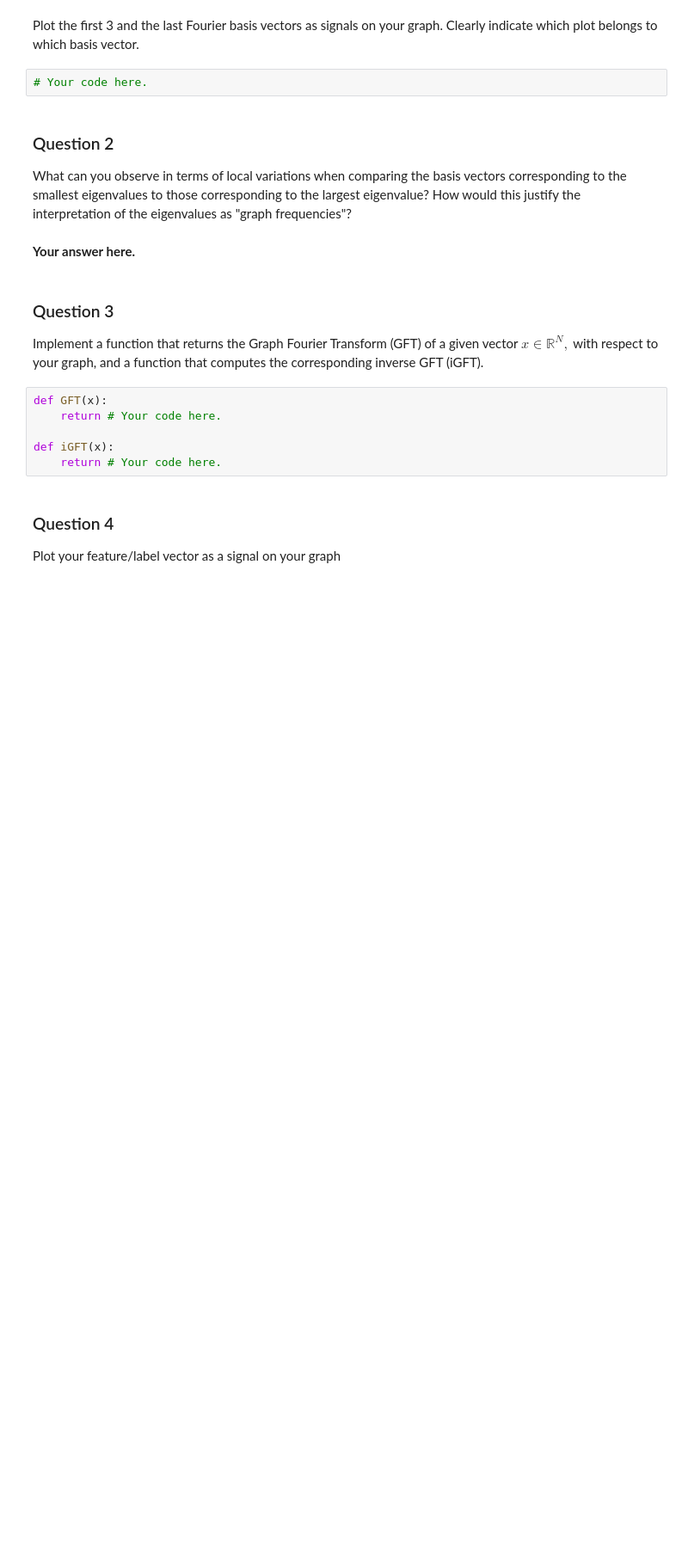
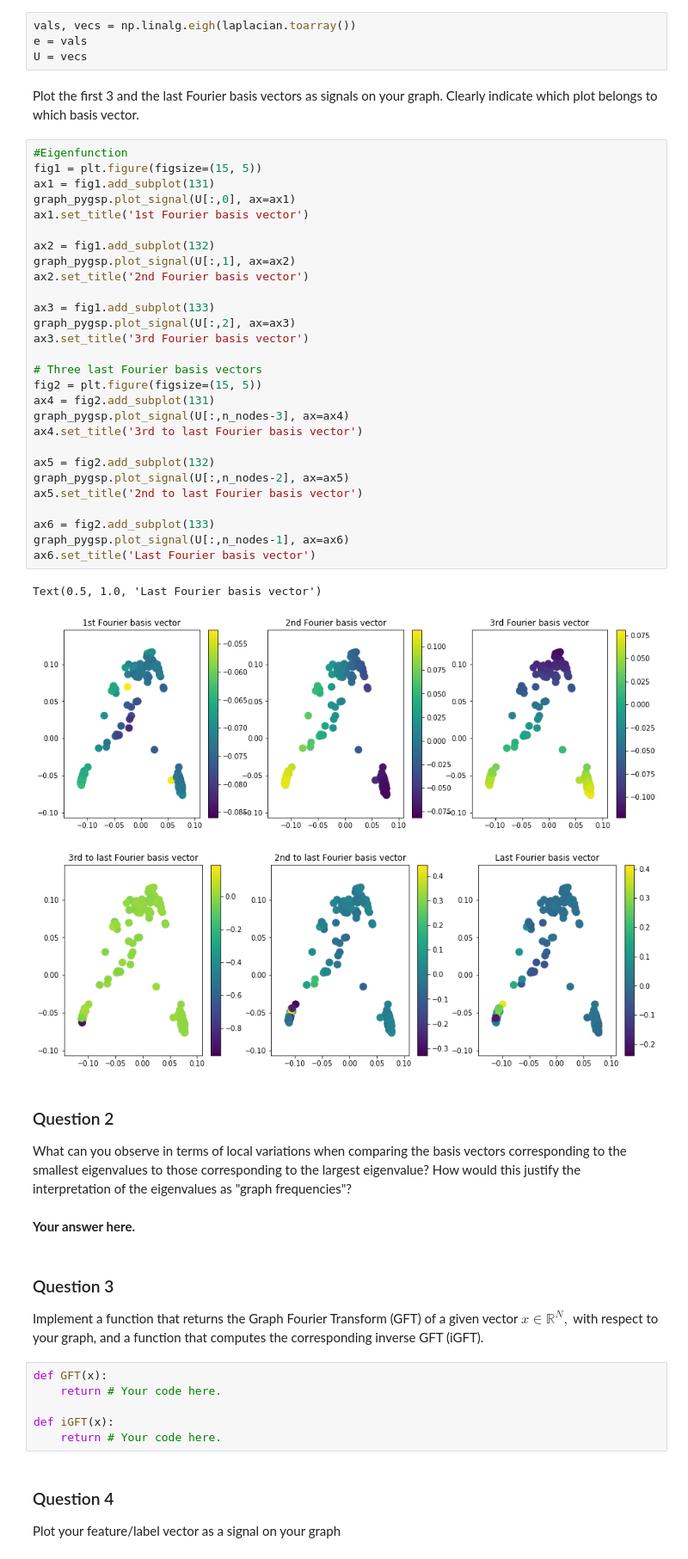
Before and after one commit to nikolaiorgland/conseil_national, a Jupyter notebook: milestone4/4_graph_signal_processing.ipynb, the cells around one changed output. Shown: that part at 86% size. Cells and saved outputs as stored; diff of their text form; blank space fills up the shorter version.

```diff
--- a/milestone4/4_graph_signal_processing.ipynb
+++ b/milestone4/4_graph_signal_processing.ipynb
@@ -129,7 +149,41 @@ U = # Ordered graph Fourier basis.
+# %%
+vals, vecs = np.linalg.eigh(laplacian.toarray())
+e = vals
+U = vecs
 # %% [markdown]
 Plot the first 3 and the last Fourier basis vectors as signals on your graph. Clearly indicate which plot belongs to which basis vector.
-# %%
-# Your code here.
+# %%
+#Eigenfunction
+fig1 = plt.figure(figsize=(15, 5))
+ax1 = fig1.add_subplot(131)
+graph_pygsp.plot_signal(U[:,0], ax=ax1)
+ax1.set_title('1st Fourier basis vector')
+
+ax2 = fig1.add_subplot(132)
+graph_pygsp.plot_signal(U[:,1], ax=ax2)
+ax2.set_title('2nd Fourier basis vector')
+
+ax3 = fig1.add_subplot(133)
+graph_pygsp.plot_signal(U[:,2], ax=ax3)
+ax3.set_title('3rd Fourier basis vector')
+
+# Three last Fourier basis vectors
+fig2 = plt.figure(figsize=(15, 5))
+ax4 = fig2.add_subplot(131)
+graph_pygsp.plot_signal(U[:,n_nodes-3], ax=ax4)
+ax4.set_title('3rd to last Fourier basis vector')
+
+ax5 = fig2.add_subplot(132)
+graph_pygsp.plot_signal(U[:,n_nodes-2], ax=ax5)
+ax5.set_title('2nd to last Fourier basis vector')
+
+ax6 = fig2.add_subplot(133)
+graph_pygsp.plot_signal(U[:,n_nodes-1], ax=ax6)
+ax6.set_title('Last Fourier basis vector')
+# %% [output]
+Text(0.5, 1.0, 'Last Fourier basis vector')
+[figure, added]
+[figure, added]
 # %% [markdown]
 ### Question 2
 
```
Also changed, not shown: parts of 16 cells of this notebook, 2 other files.
